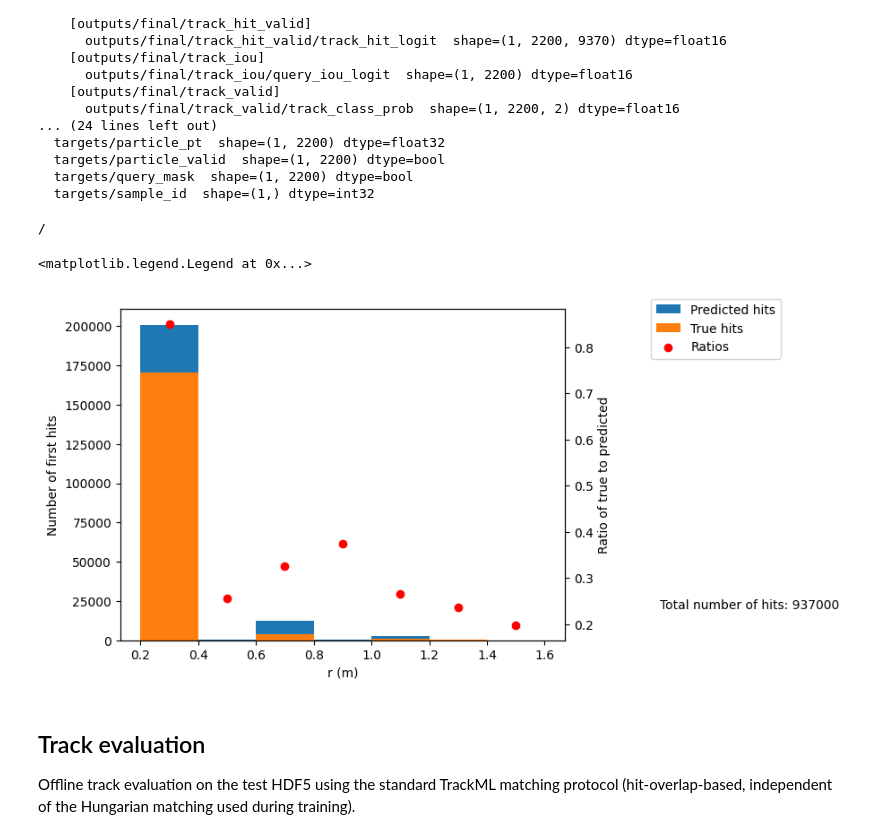
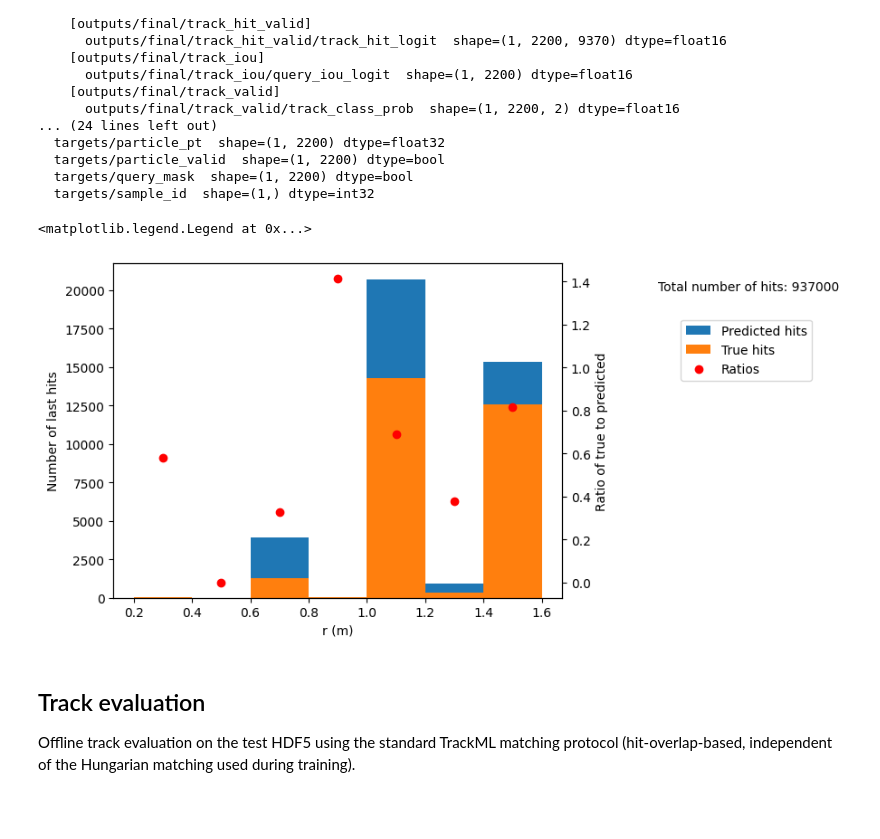
Before and after one commit to mungomangat/hepattn, a Jupyter notebook: first_hit_analysis.ipynb, the cells around one changed output. Drawn from its saved outputs; the diff is of its cells as text; code cells hidden in the pictures; blank space fills up the shorter version.

Commit message:
Included file path to last hit data

```diff
--- a/first_hit_analysis.ipynb
+++ b/first_hit_analysis.ipynb
@@ -10,7 +10,8 @@ The first step is to investigate whether we do actually have an issue in using t
 import h5py
 
 # test_path = "/share/rcif2/mmangat/logs/TRK-v8-3l-fast-fix-vec_20260316-T104827/ckpts/epoch=020-val_loss=1.48183_test_eval.h5"
-test_path = "/Users/mungomangat/Documents/PhD/logs/TRK-v8-3l-fast-fix-vec_20260316-T104827/ckpts/epoch=020-val_loss=1.48183_test_eval.h5"
+# test_path = "/Users/mungomangat/Documents/PhD/logs/TRK-v8-3l-fast-fix-vec_20260316-T104827/ckpts/epoch=020-val_loss=1.48183_test_eval.h5"  # First hit
+test_path = "/Users/mungomangat/Documents/PhD/logs/TRK-v8-3l-fast-fix-vec_20260428-T172805/ckpts/epoch=004-val_loss=0.58669_test_eval.h5"  # Last hit
 hit_filter_path = "/Users/mungomangat/Documents/PhD/epoch=022-val_loss=0.03377_test_eval.h5"
 
 
@@ -43,12 +44,6 @@ with h5py.File(test_path, "r") as f:
   targets/particle_valid  shape=(1, 2200) dtype=bool
   targets/query_mask  shape=(1, 2200) dtype=bool
   targets/sample_id  shape=(1,) dtype=int32
-# %%
-with h5py.File(test_path, "r") as f:
-    print("/")
-    f["29800/preds/final"]
-# %% [output]
-/
 # %%
 import numpy as np
 import matplotlib.pyplot as plt
@@ -81,27 +76,31 @@ for i in range(len(bins) - 1):
     bin_top = bins[i + 1]
     pred_in_bin = np.where((all_pred >= bin_bottom) & (all_pred < bin_top))
     true_in_bin = np.where((all_true >= bin_bottom) & (all_true < bin_top))
+    if len(pred_in_bin[0]) == 0:
+        ratio = 0
+        ratio_per_bin.append(ratio)
+        continue
     ratio = len(true_in_bin[0]) / len(pred_in_bin[0])
     ratio_per_bin.append(ratio)
 # %%
 fig, ax = plt.subplots()
 ax.hist(all_pred, bins=bins, label="Predicted hits")
 ax.hist(all_true, bins=bins, label="True hits")
 ax.text(2, 20000, "Total number of hits: " + str(total_hits))
 ax.set_xlabel("r (m)")
-ax.set_ylabel("Number of first hits")
+ax.set_ylabel("Number of last hits")
 
 ax2 = ax.twinx()
 ax2.scatter(bins[:-1] + 0.1, ratio_per_bin, c="red", label="Ratios")
 ax2.set_ylabel("Ratio of true to predicted")
 
 lines1, labels1 = ax.get_legend_handles_labels()
 lines2, labels2 = ax2.get_legend_handles_labels()
 
-ax.legend(lines1 + lines2, labels1 + labels2, bbox_to_anchor=(1.5, 1.05))
+ax.legend(lines1 + lines2, labels1 + labels2, bbox_to_anchor=(1.25, 0.85))
 # %% [output]
 <matplotlib.legend.Legend at 0x...>
-[figure, old version]
+[figure, new version]
 # %%
 displaced = 0.4
 
```
Also changed, not shown: parts of 3 cells of this notebook.
